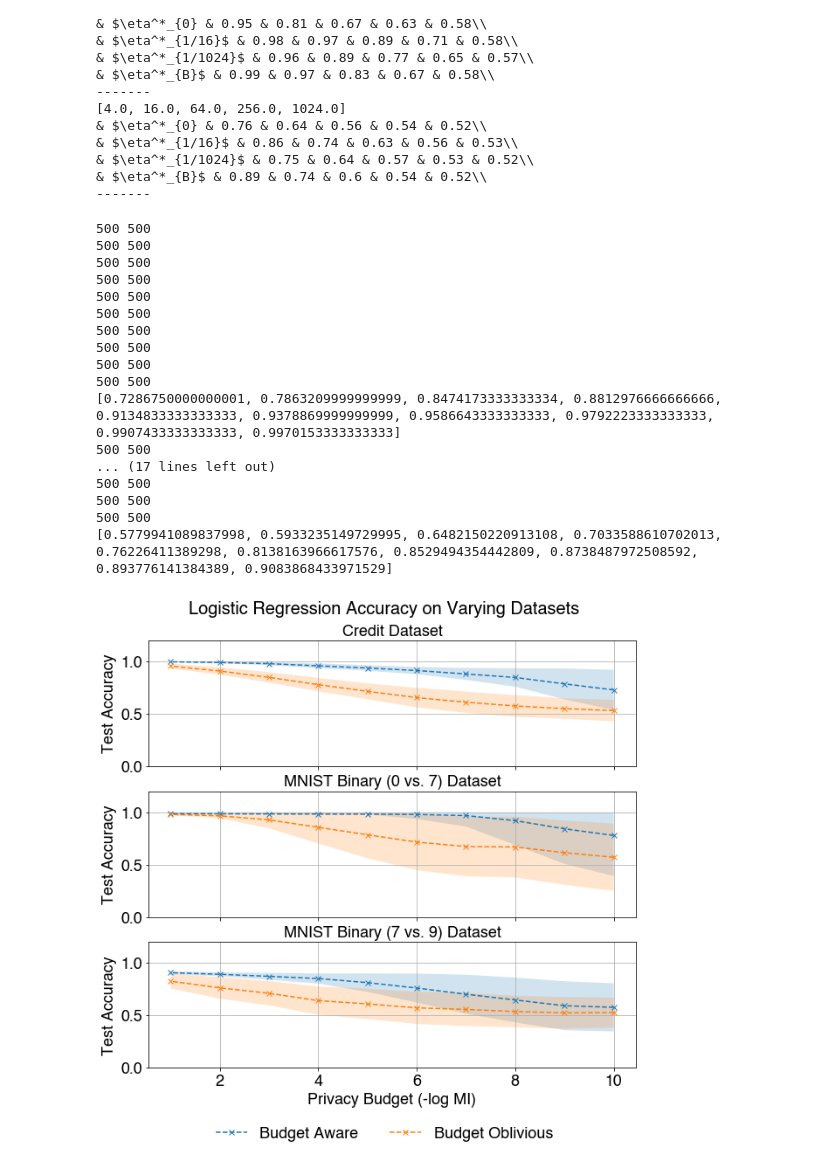
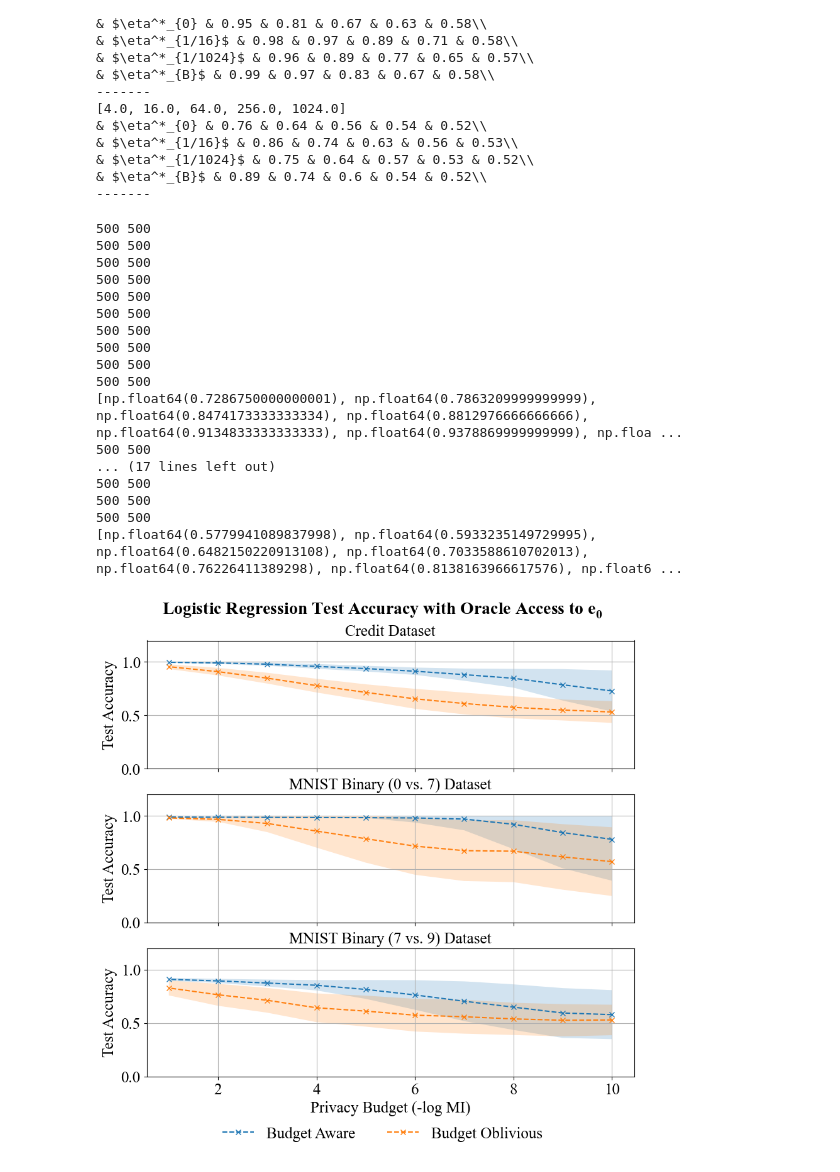
Before and after one commit to mayuri95/designing_for_privacy, a Jupyter notebook: pac_private_gd/gd_accs.ipynb, the cells around one changed output. Cells and saved outputs as stored; diff of their text form; code cells hidden in the pictures.

```diff
--- a/pac_private_gd/gd_accs.ipynb
+++ b/pac_private_gd/gd_accs.ipynb
@@ -4,8 +4,8 @@ import numpy as np
 import pickle
 
 from matplotlib import rc
-rc('font',**{'family':'sans-serif','sans-serif':['Helvetica']})
-plt.rcParams["font.family"] = "Helvetica"
+plt.rcParams["font.family"] = "serif"
+plt.rcParams["font.serif"] = ["Times New Roman"] + plt.rcParams["font.serif"]
 
 rc('text', usetex=False)
 # %%
@@ -56,7 +56,7 @@ for data_ind, data in enumerate(['credit', 'mnist_0_vs_7', 'mnist_7_vs_9']):
     baseline_accs = accs_baseline(data, e0, budget_range, baselines)
     print(budget_range)
 
-    for eta_ind, eta in enumerate(['$\eta^*_{0}', '$\eta^*_{1/16}$', '$\eta^*_{1/1024}$', '$\eta^*_{B}$']):
+    for eta_ind, eta in enumerate(['$\\eta^*_{0}', '$\\eta^*_{1/16}$', '$\\eta^*_{1/1024}$', '$\\eta^*_{B}$']):
         row_res = []
         row_res.append(f'& {eta}')
         if eta_ind == 0:
@@ -167,34 +167,34 @@ ax.set_xlabel("Privacy Budget (-log MI)", fontsize=18)
 
 # fig.subplots_adjust(bottom=0.18)
 
 leg=fig.legend(
     handles=global_handles,
     labels=global_labels,
     ncol = 4,
     bbox_to_anchor=(0.5, -0.03),
     loc='lower center',
     fontsize=18,
     frameon=False
 )
-title = fig.suptitle("Logistic Regression Accuracy on Varying Datasets", fontsize=20, fontweight="bold", y=0.95)
+title = fig.suptitle(r"Logistic Regression Test Accuracy with Oracle Access to $\mathdefault{e_0}$", fontsize=20, fontweight="bold", y=0.95)
 fig.canvas.draw()
 fig.savefig("../figs/gd_exact_accs.pdf", bbox_inches="tight", bbox_extra_artists=(leg, title), pad_inches=0.04)
 # %% [output]
 500 500
 500 500
 500 500
 500 500
 500 500
 500 500
 500 500
 500 500
 500 500
 500 500
-[0.7286750000000001, 0.7863209999999999, 0.8474173333333334, 0.8812976666666666, 0.9134833333333333, 0.9378869999999999, 0.9586643333333333, 0.9792223333333333, 0.9907433333333333, 0.9970153333333333]
+[np.float64(0.7286750000000001), np.float64(0.7863209999999999), np.float64(0.8474173333333334), np.float64(0.8812976666666666), np.float64(0.9134833333333333), np.float64(0.9378869999999999), np.floa ...
 500 500
 ... (17 lines left out)
 500 500
 500 500
 500 500
-[0.5779941089837998, 0.5933235149729995, 0.6482150220913108, 0.7033588610702013, 0.76226411389298, 0.8138163966617576, 0.8529494354442809, 0.8738487972508592, 0.893776141384389, 0.9083868433971529]
+[np.float64(0.5779941089837998), np.float64(0.5933235149729995), np.float64(0.6482150220913108), np.float64(0.7033588610702013), np.float64(0.76226411389298), np.float64(0.8138163966617576), np.float6 ...
-[figure, old version]
+[figure, new version]
```
Also changed, not shown: 3 other files.
